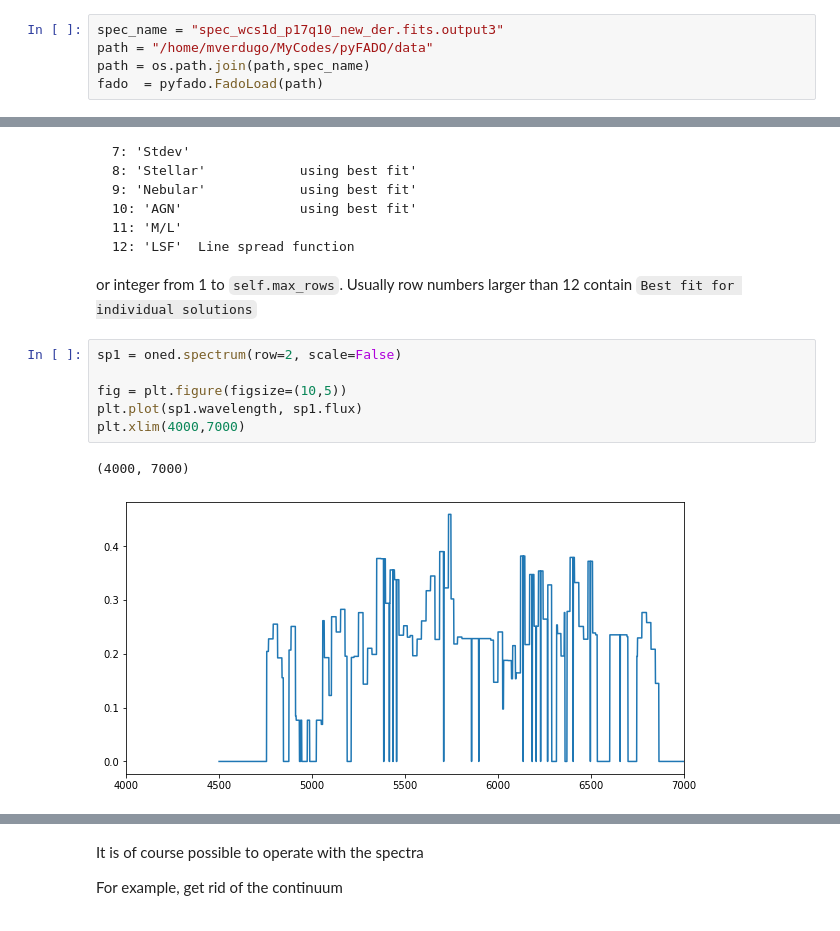
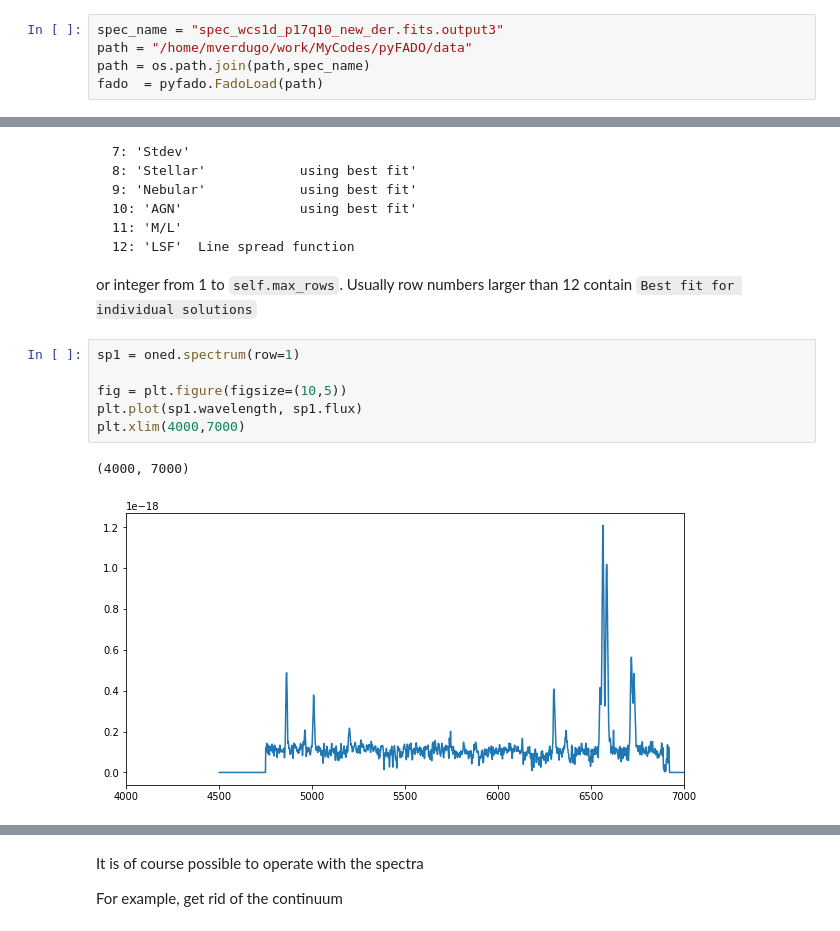
Before and after one commit to miguelverdugo/pyFADO, a Jupyter notebook: notebooks/example_pyFADO.ipynb, the cells around one changed output, grey strips where cells are left out. Cells and saved outputs as stored; diff of their text form.

```diff
--- a/notebooks/example_pyFADO.ipynb
+++ b/notebooks/example_pyFADO.ipynb
@@ -18,7 +22,7 @@ FADO result files have the \_1D.fits, \_EL.fits, \_ST.fits and \_DE.fits sufixes
 The start of that pyFADO session should start by loading the files and store them in the memory. This is done by the ``FadoLoad`` class. See below
 # %%
 spec_name = "spec_wcs1d_p17q10_new_der.fits.output3"
-path = "/home/mverdugo/MyCodes/pyFADO/data"
+path = "/home/mverdugo/work/MyCodes/pyFADO/data"
 path = os.path.join(path,spec_name)
 fado  = pyfado.FadoLoad(path)
 # %% [markdown]
@@ -53,12 +57,12 @@ Posibilities for the ``row`` parameter are the following names
 
 or integer from 1 to `self.max_rows`. Usually row numbers larger than 12 contain `Best fit for individual solutions`
 # %%
-sp1 = oned.spectrum(row=2, scale=False)
+sp1 = oned.spectrum(row=1)
 
 fig = plt.figure(figsize=(10,5))
 plt.plot(sp1.wavelength, sp1.flux)
 plt.xlim(4000,7000)
 # %% [output]
 (4000, 7000)
-[figure, old version]
+[figure, new version]
 # %%
```
Also changed, not shown: parts of 10 cells of this notebook, 2 other files.
